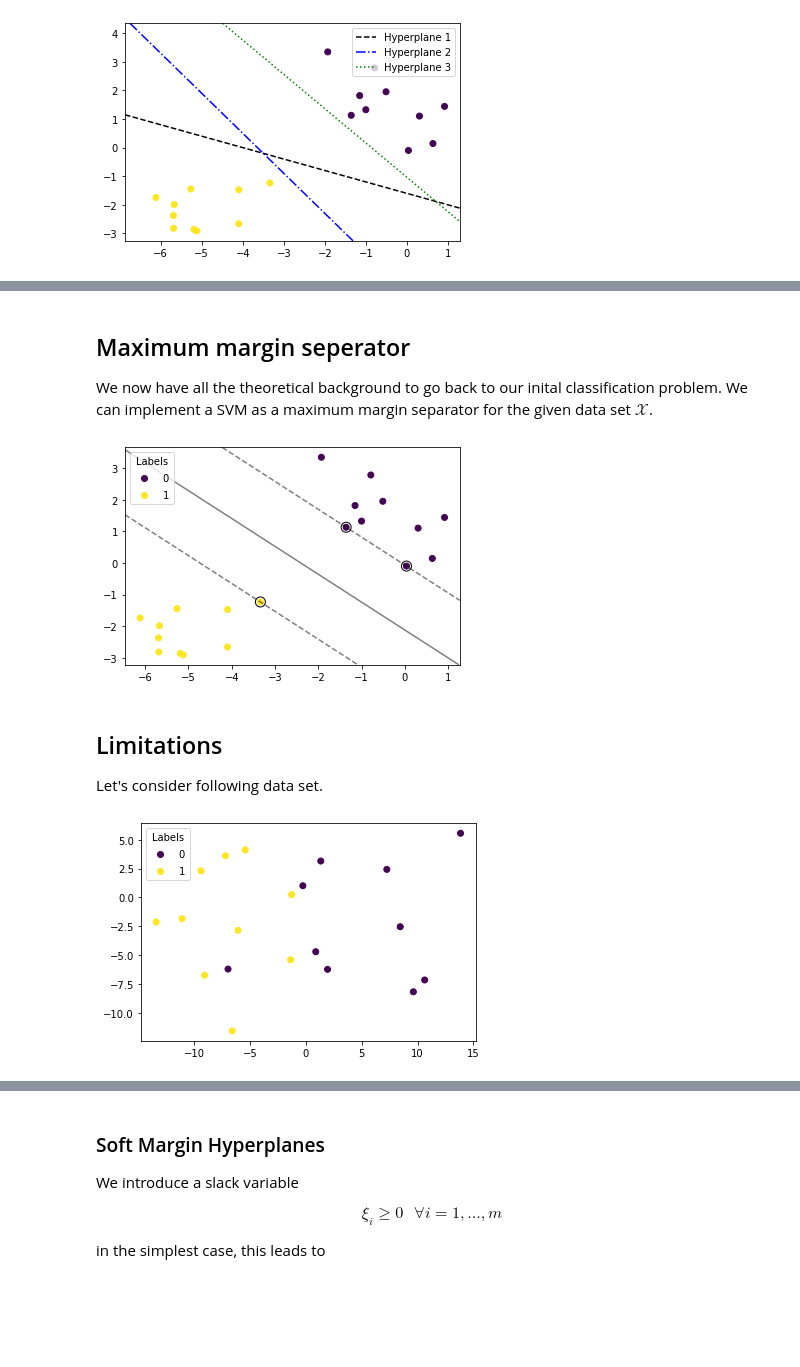
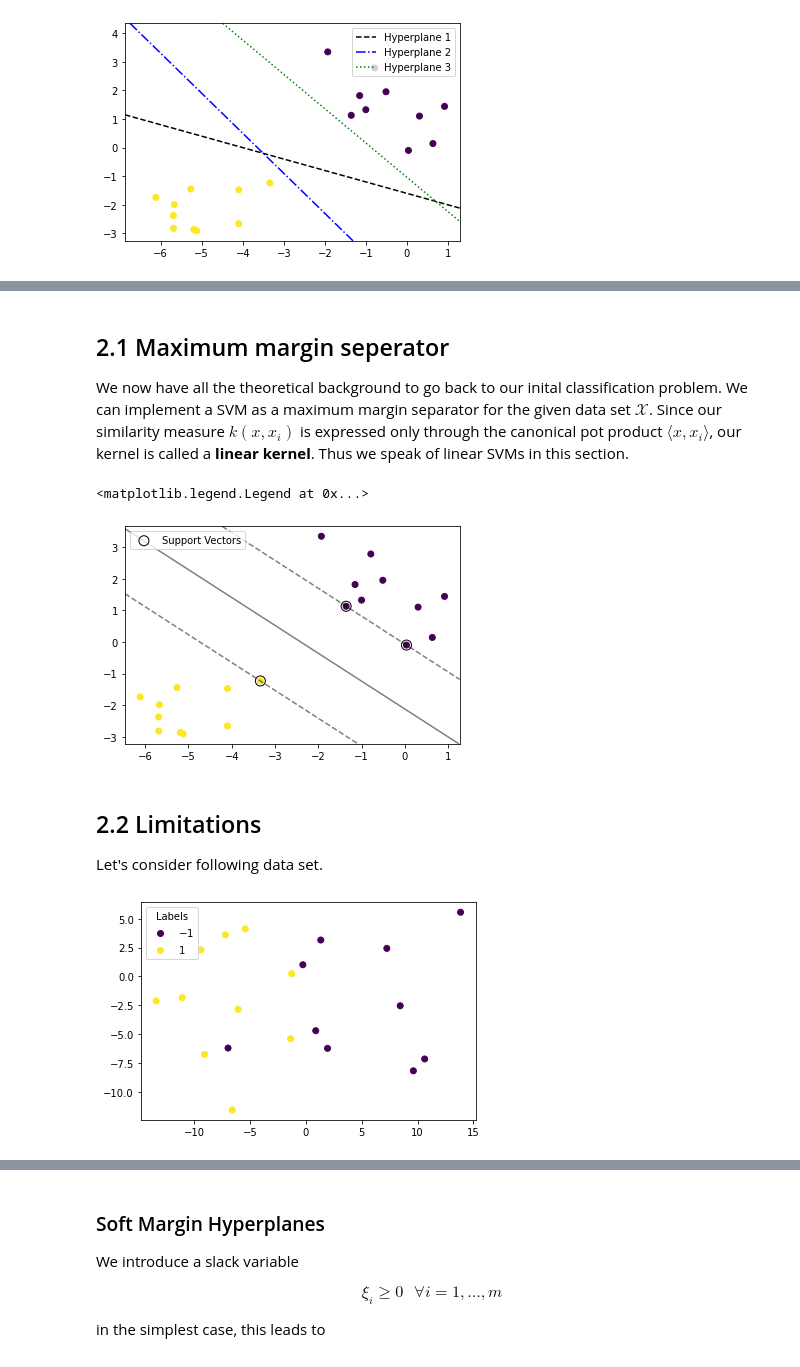
Before and after one commit to JoshuaSimon/Kernel-Learning, a Jupyter notebook: src/kernel_learning.ipynb, the cells around one changed output, grey strips where cells are left out. Saved outputs shown, nothing was run; the diff lists cells and outputs as text; code cells hidden in the pictures; blank space fills up the shorter version.

```diff
--- a/src/kernel_learning.ipynb
+++ b/src/kernel_learning.ipynb
@@ -44,6 +45,9 @@ def plot_2D(X, y, legend=False):
     - legend(default = Flase): if true, legend for labels is shown
     -----------
     """
+    # Map labels to -1 and + 1.
+    y = np.where(y == 0, -1, y)
+
     scatter = plt.scatter(X[:, 0], X[:, 1], c=y)
 
     if legend:
@@ -78,7 +82,8 @@ def plot_2D_svm(model):
 
     # Plot support vectors.
     ax.scatter(model.support_vectors_[:, 0], model.support_vectors_[:, 1], s=100,
-               linewidth=1, facecolors='none', edgecolors='k')
+               linewidth=1, facecolors='none', edgecolors='k',
+               label="Support Vectors")
 
 
 def plot_3D(X, y, z, elev=30, azim=30):
@@ -246,22 +261,24 @@ Details on mathematical optimization and convex constrained problems can be foun
 # %% [markdown]
-## Maximum margin seperator
-We now have all the theoretical background to go back to our inital classification problem. We can implement a SVM as a maximum margin separator for the given data set $\mathcal{X}$.
+## 2.1 Maximum margin seperator
+We now have all the theoretical background to go back to our inital classification problem. We can implement a SVM as a maximum margin separator for the given data set $\mathcal{X}$. Since our similarity measure $k(x, x_i)$ is expressed only through the canonical pot product $\langle x, x_i \rangle$, our kernel is called a __linear kernel__. Thus we speak of linear SVMs in this section.
 # %%
 # Creating/fitting the model.
 model_linear = svm.SVC(kernel='linear')
 model_linear.fit(X, y)
 
 # Plot the fit for the given example.
-plot_2D(X, y, legend=True)
+plot_2D(X, y, legend=False)
 plot_2D_svm(model_linear)
+plt.legend(loc="upper left")
 # %% [output]
+<matplotlib.legend.Legend at 0x...>
-[figure, old version]
+[figure, new version]
 # %% [markdown]
-## Limitations
+## 2.2 Limitations
 Let's consider following data set.
 # %%
 X, y = make_blobs(n_samples=20, centers=2, cluster_std = 4.5 ,random_state=123)
 plot_2D(X, y, legend=True)
 # %% [output]
-[figure, old version]
+[figure, new version]
 # %% [markdown]
```
Also changed, not shown: parts of 15 cells of this notebook.
